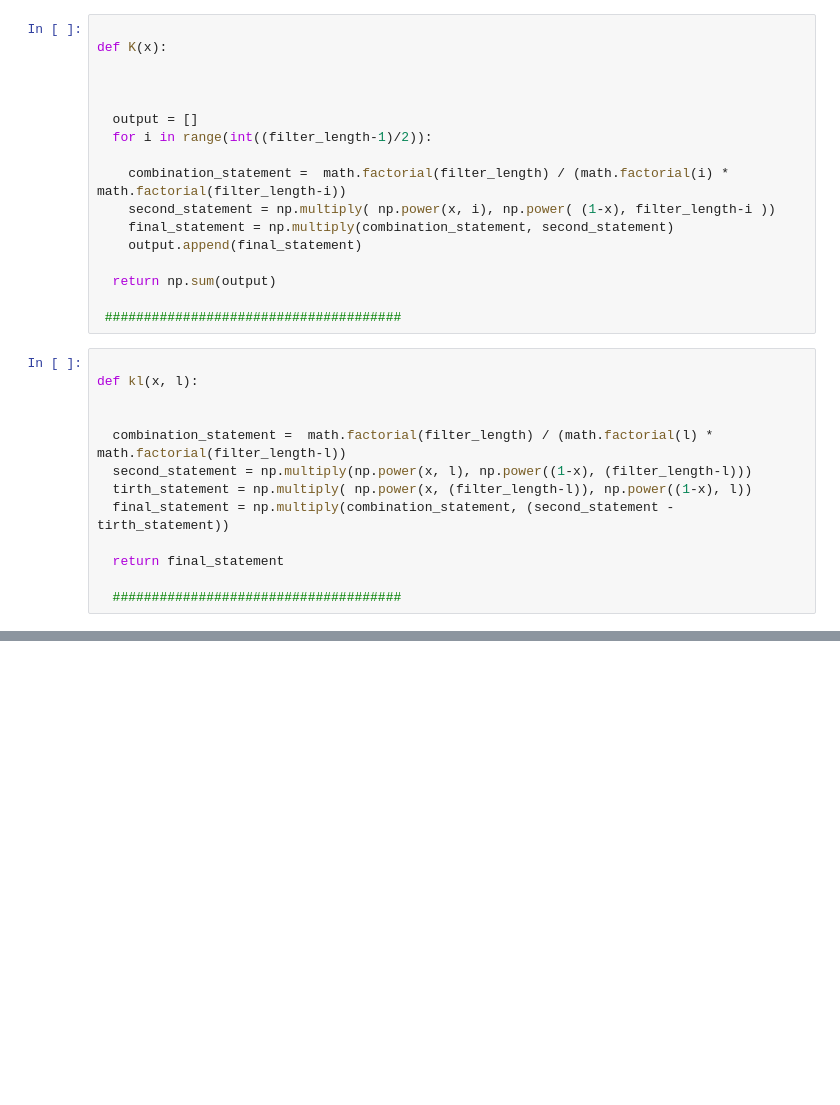
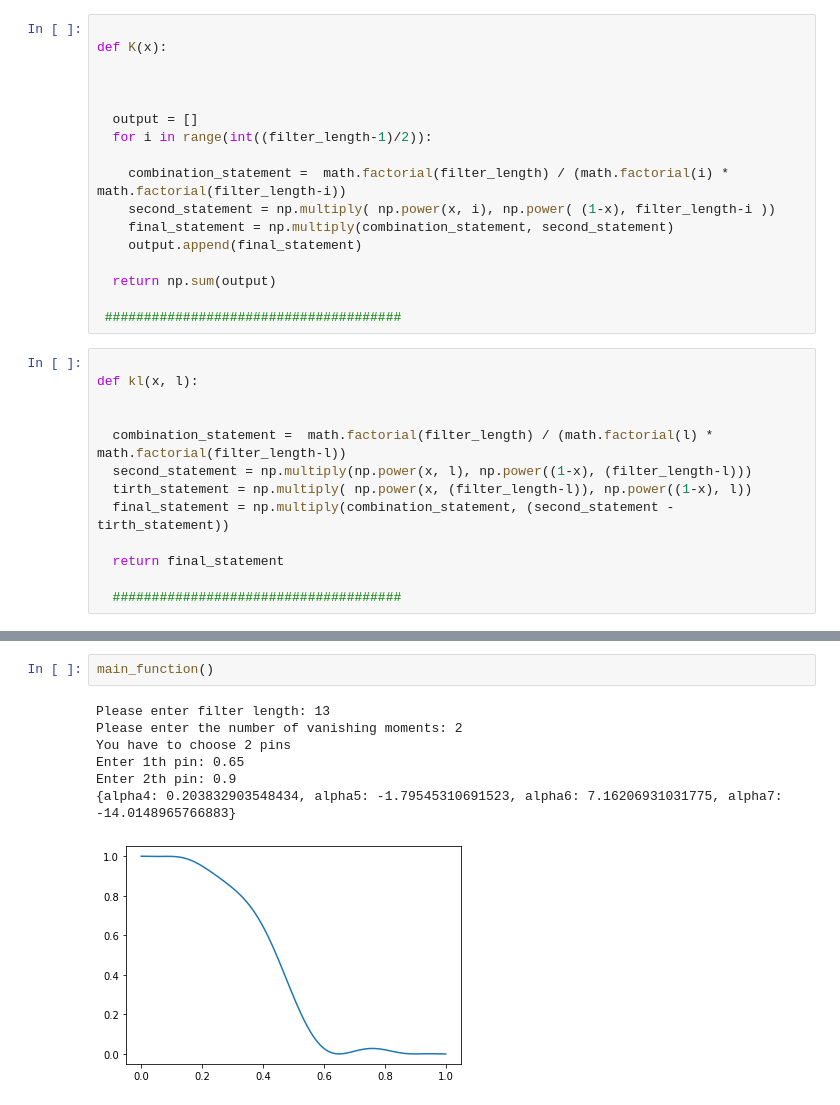
Before and after one commit to alirezash97/-Time-frequency-analysis-course, a Jupyter notebook: TayPaper/Tay2005.ipynb, the cells around one changed output, grey strips where cells are left out. Drawn from its saved outputs; the diff is of its cells as text; blank space fills up the shorter version.

```diff
--- a/TayPaper/Tay2005.ipynb
+++ b/TayPaper/Tay2005.ipynb
@@ -115,0 +146,10 @@ solve([i for i in replaced_equations], [j for j in alpha_list[Vanishing_moments
+# %%
+main_function()
+# %% [output]
+Please enter filter length: 13
+Please enter the number of vanishing moments: 2
+You have to choose 2 pins
+Enter 1th pin: 0.65
+Enter 2th pin: 0.9
+{alpha4: 0.203832903548434, alpha5: -1.79545310691523, alpha6: 7.16206931031775, alpha7: -14.0148965766883}
+[figure, added]
```
Also changed, not shown: parts of 11 cells of this notebook.
